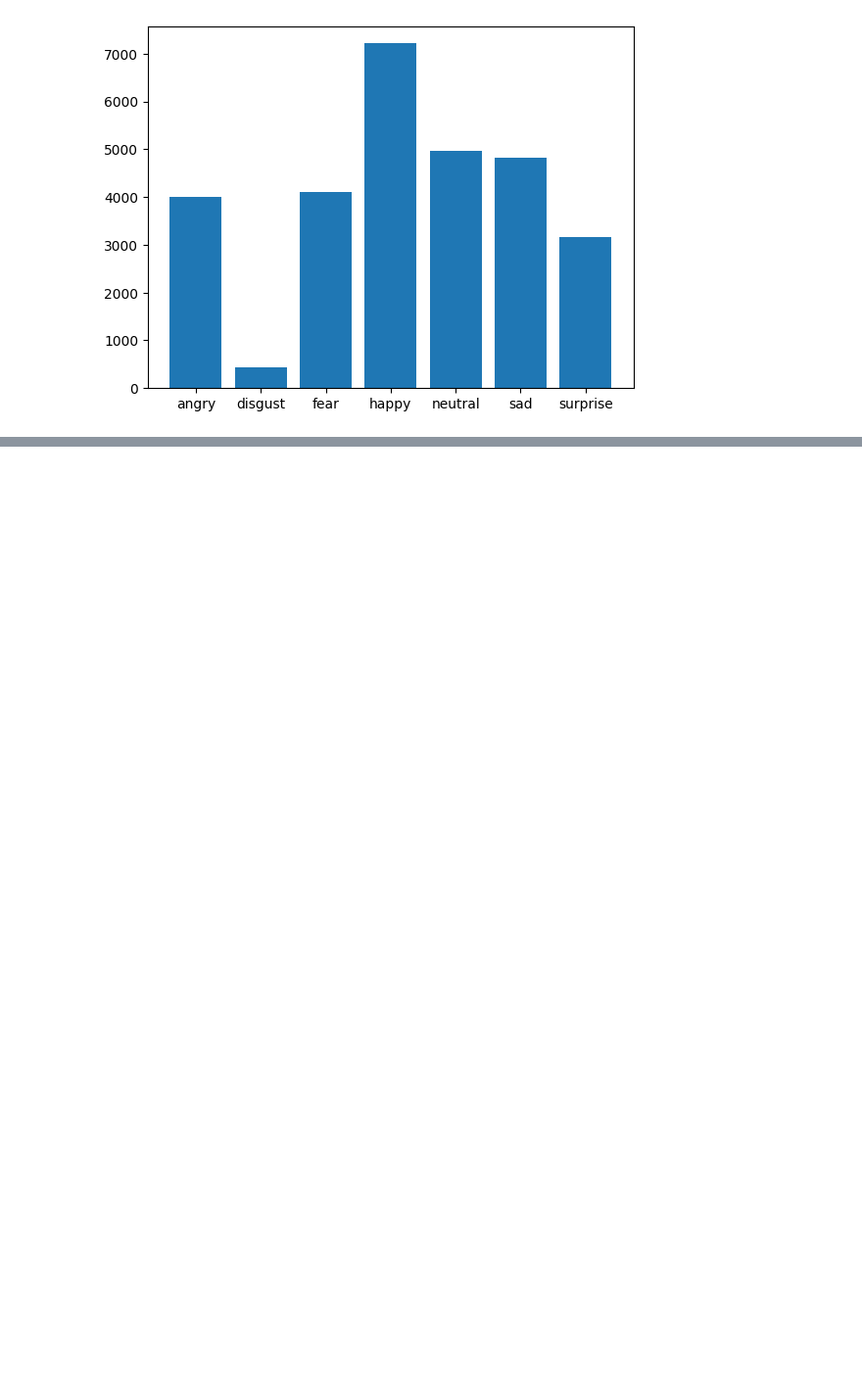
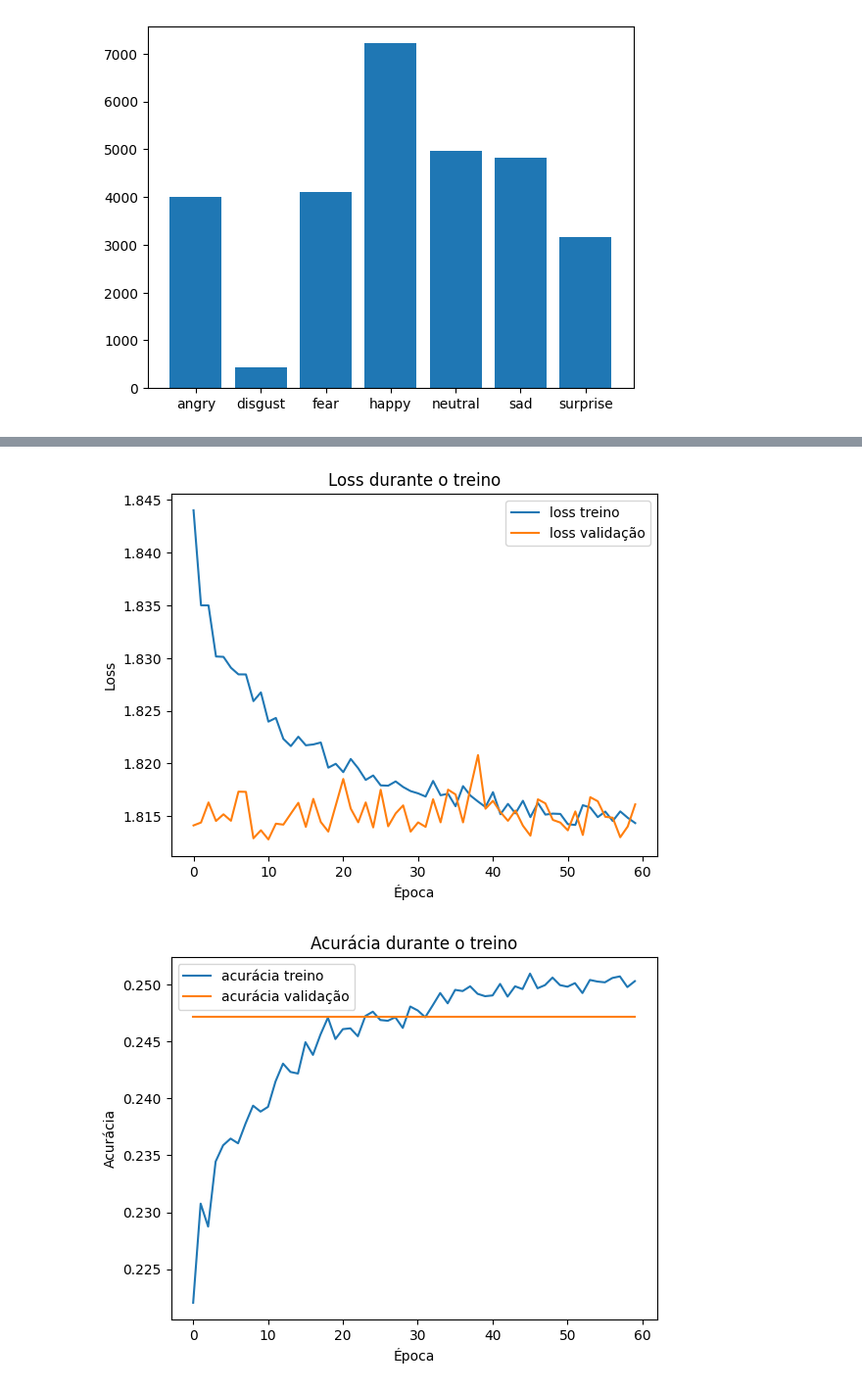
Before and after one commit to igorcenziai/tcc, a Jupyter notebook: EDA.ipynb, the cells around one changed output, grey strips where cells are left out. Shown at 98% size. Saved outputs shown, nothing was run; the diff lists cells and outputs as text; code cells hidden in the pictures; blank space fills up the shorter version.

```diff
--- a/EDA.ipynb
+++ b/EDA.ipynb
@@ -164,0 +386,7 @@ history = model.fit(
+# %%
+histor3 = model3.fit(
+    X_train_resized, y_train_cat,
+    validation_data=(X_test_resized, y_test_cat),
+    epochs=60,
+    batch_size=32
+)
@@ -164,0 +413,21 @@ history = model.fit(
+# %%
+plt.plot(histor3.history['loss'], label='loss treino')
+plt.plot(histor3.history['val_loss'], label='loss validação')
+plt.title('Loss durante o treino')
+plt.xlabel('Época')
+plt.ylabel('Loss')
+plt.legend()
+plt.show()
+
+# Para plotar accuracy e val_accuracy (se disponível)
+if 'accuracy' in histor3.history:
+    plt.plot(histor3.history['accuracy'], label='acurácia treino')
+    plt.plot(histor3.history['val_accuracy'], label='acurácia validação')
+    plt.title('Acurácia durante o treino')
+    plt.xlabel('Época')
+    plt.ylabel('Acurácia')
+    plt.legend()
+    plt.show()
+# %% [output]
+[figure, added]
+[figure, added]
```
Also changed, not shown: parts of 11 cells of this notebook, 41 other files.
